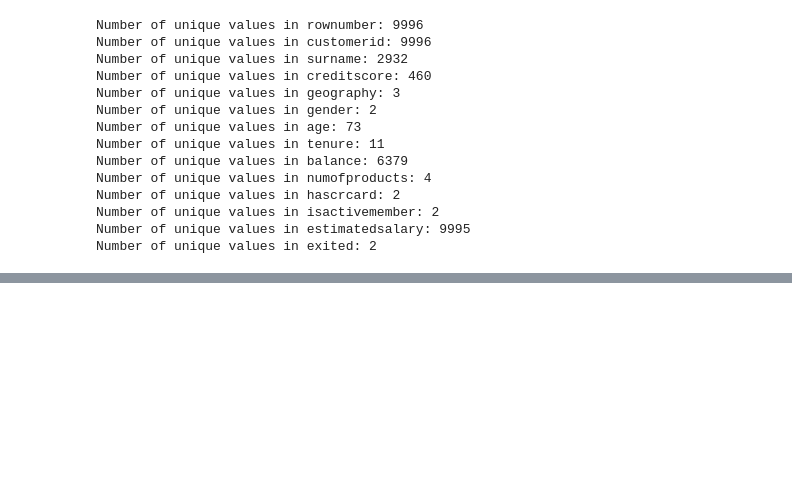
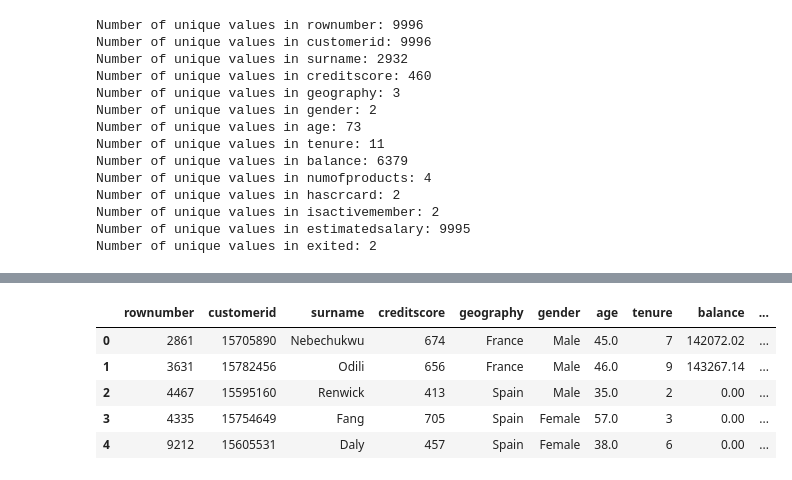
Before and after one commit to Satish-Kumar-1/customer-churn-prediction, a Jupyter notebook: Research/notebook/data_cleaning.ipynb, the cells around one changed output, grey strips where cells are left out. Cells and saved outputs as stored; diff of their text form; code cells hidden in the pictures; blank space fills up the shorter version.

```diff
--- a/Research/notebook/data_cleaning.ipynb
+++ b/Research/notebook/data_cleaning.ipynb
@@ -250,0 +189,9 @@ train_data.head()
+# %%
+export_data(x_val, y_val, "val")
+# %% [output]
+|  | rownumber | customerid | surname | creditscore | geography | gender | age | tenure | balance | ... |
+| 0 | 2861 | 15705890 | Nebechukwu | 674 | France | Male | 45.0 | 7 | 142072.02 | ... |
+| 1 | 3631 | 15782456 | Odili | 656 | France | Male | 46.0 | 9 | 143267.14 | ... |
+| 2 | 4467 | 15595160 | Renwick | 413 | Spain | Male | 35.0 | 2 | 0.00 | ... |
+| 3 | 4335 | 15754649 | Fang | 705 | Spain | Female | 57.0 | 3 | 0.00 | ... |
+| 4 | 9212 | 15605531 | Daly | 457 | Spain | Female | 38.0 | 6 | 0.00 | ... |
```
Also changed, not shown: parts of 39 cells of this notebook, 5 other files.
